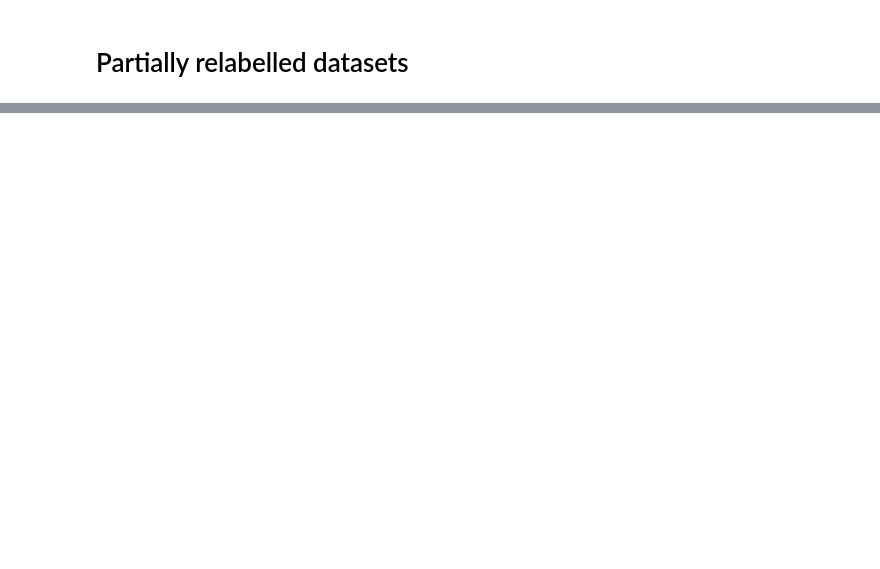
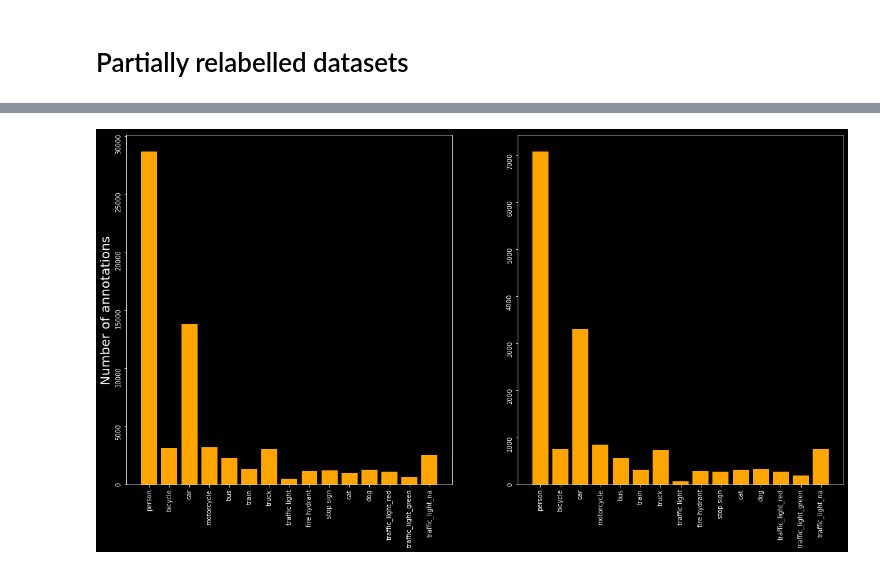
Before and after one commit to daved01/cocoTraffic, a Jupyter notebook: api/dataset_plots.ipynb, the cells around one changed output, grey strips where cells are left out. Saved outputs shown, nothing was run; the diff lists cells and outputs as text; code cells hidden in the pictures; blank space fills up the shorter version.

```diff
--- a/api/dataset_plots.ipynb
+++ b/api/dataset_plots.ipynb
@@ -157,0 +155,6 @@ plot_instances_classes(anns, catNames)
+# %%
+anns_train, cat_names_train = get_data("instances_trainTrafficRelabelled.json")
+anns_val, cat_names_val = get_data("instances_valTrafficRelabelled.json")
+
+names_train, num_vals_train = plot_dataset(anns_train, cat_names_train)
+names_val, num_vals_val = plot_dataset(anns_val, cat_names_val)
@@ -157,0 +170,14 @@ plot_instances_classes(anns, catNames)
+# %%
+plt.style.use('dark_background')
+
+fig, (ax1, ax2) = plt.subplots(1, 2)
+
+#fig.suptitle("Traffic dataset", color="white")
+ax1.bar(names_train, num_vals_train, color="orange")
+ax1.tick_params(labelrotation=90)
+ax1.set_ylabel("Number of annotations", fontsize='20', color="white")
+ax2.bar(names_val, num_vals_val, color="orange")
+ax2.tick_params(labelrotation=90)
+fig.savefig("Dataset.png", transparent=True)
+# %% [output]
+[figure, added]
```
Also changed, not shown: parts of 17 cells of this notebook, 7 other files.
